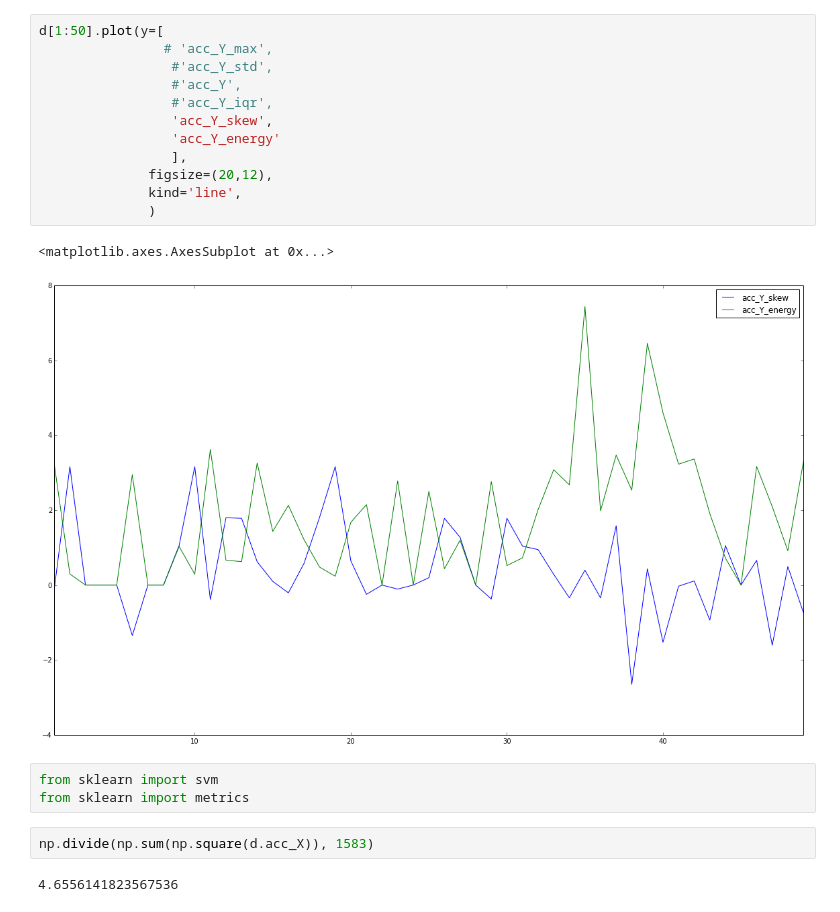
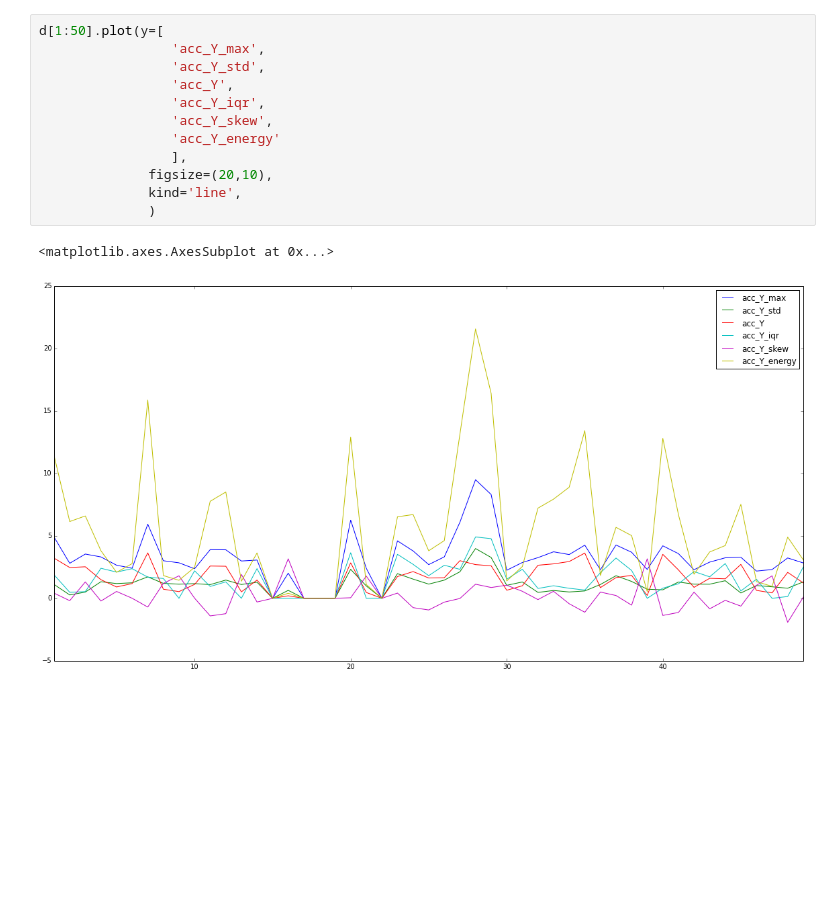
Before and after one commit to bangadennis/ipynb_visuals, a Jupyter notebook: accelerometer_data_preprocessing.ipynb, the cells around one changed output. Cells and saved outputs as stored; diff of their text form; blank space fills up the shorter version.

```diff
--- a/accelerometer_data_preprocessing.ipynb
+++ b/accelerometer_data_preprocessing.ipynb
@@ -114,22 +107,15 @@ d.describe()
 # %%
 d[1:50].plot(y=[
-                # 'acc_Y_max',
-                 #'acc_Y_std',
-                 #'acc_Y',
-                 #'acc_Y_iqr',
+                 'acc_Y_max',
+                 'acc_Y_std',
+                 'acc_Y',
+                 'acc_Y_iqr',
                  'acc_Y_skew',
                  'acc_Y_energy'
                  ],
-              figsize=(20,12),
+              figsize=(20,10),
               kind='line',
               )
 # %% [output]
 <matplotlib.axes.AxesSubplot at 0x...>
-[figure, old version]
+[figure, new version]
-# %%
-from sklearn import svm
-from sklearn import metrics
-# %%
-np.divide(np.sum(np.square(d.acc_X)), 1583)
-# %% [output]
-4.6556141823567536
```
Also changed, not shown: parts of 30 cells of this notebook.
